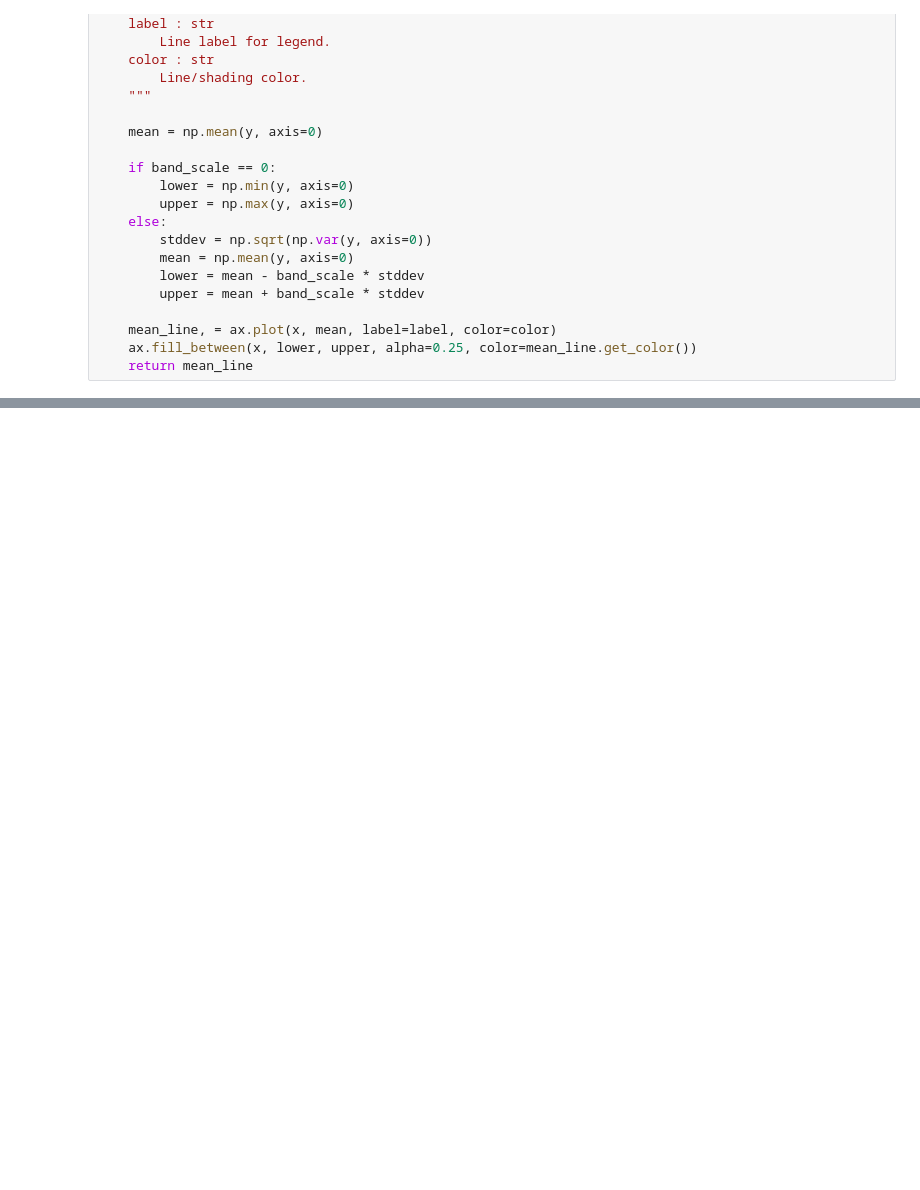
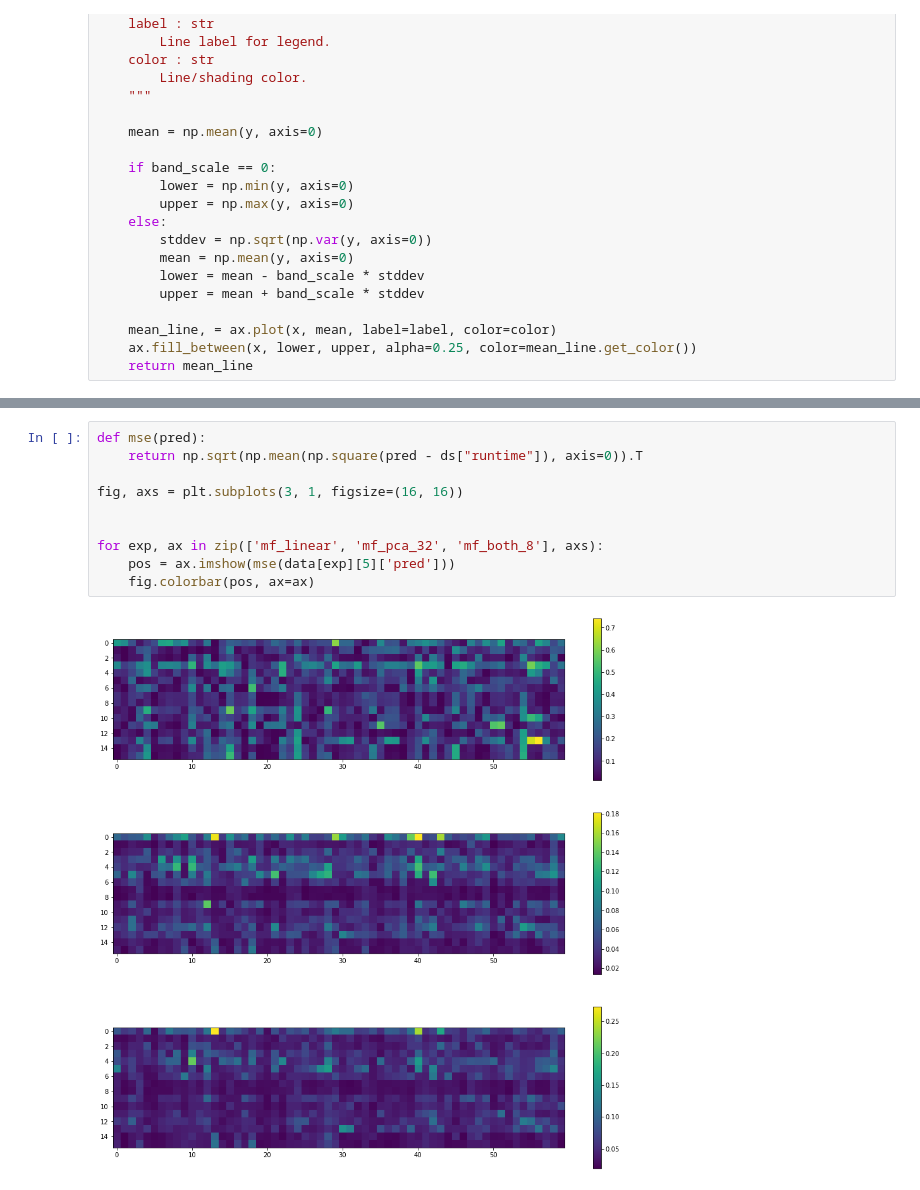
Before and after one commit to WiseLabCMU/pitot, a Jupyter notebook: plot.ipynb, the cells around one changed output, grey strips where cells are left out. Cells and saved outputs as stored; diff of their text form; blank space fills up the shorter version.

```diff
--- a/plot.ipynb
+++ b/plot.ipynb
@@ -95,0 +152,12 @@ axs[1].legend()
+# %%
+def mse(pred):
+    return np.sqrt(np.mean(np.square(pred - ds["runtime"]), axis=0)).T
+
+fig, axs = plt.subplots(3, 1, figsize=(16, 16))
+
+
+for exp, ax in zip(['mf_linear', 'mf_pca_32', 'mf_both_8'], axs):
+    pos = ax.imshow(mse(data[exp][5]['pred']))
+    fig.colorbar(pos, ax=ax)
+# %% [output]
+[figure, added]
```
Also changed, not shown: parts of 8 cells of this notebook, 9 other files.
